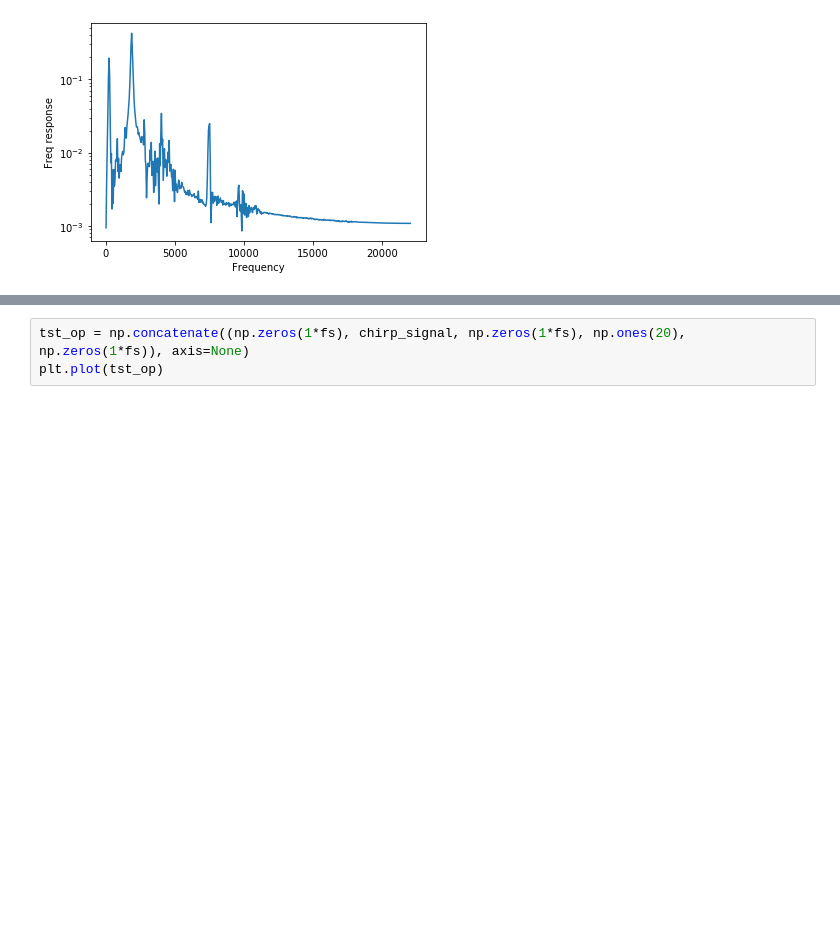
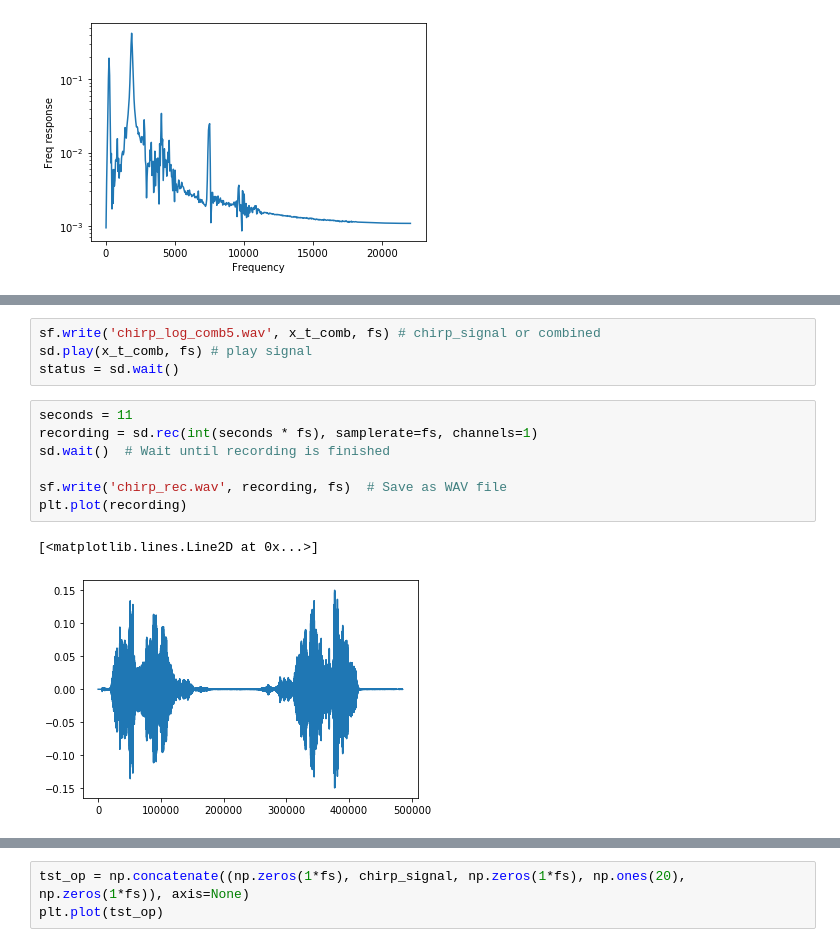
Before and after one commit to JingbiaoMei/Cambridge-Blue-Noise, a Jupyter notebook: Chirps.ipynb, the cells around one changed output, grey strips where cells are left out. Saved outputs shown, nothing was run; the diff lists cells and outputs as text; blank space fills up the shorter version.

```diff
--- a/Chirps.ipynb
+++ b/Chirps.ipynb
@@ -122,0 +100,14 @@ plt.show()
+# %%
+sf.write('chirp_log_comb5.wav', x_t_comb, fs) # chirp_signal or combined
+sd.play(x_t_comb, fs) # play signal
+status = sd.wait()
+# %%
+seconds = 11
+recording = sd.rec(int(seconds * fs), samplerate=fs, channels=1)
+sd.wait()  # Wait until recording is finished
+
+sf.write('chirp_rec.wav', recording, fs)  # Save as WAV file
+plt.plot(recording)
+# %% [output]
+[<matplotlib.lines.Line2D at 0x...>]
+[figure, added]
```
Also changed, not shown: parts of 13 cells of this notebook, 4 other files.
